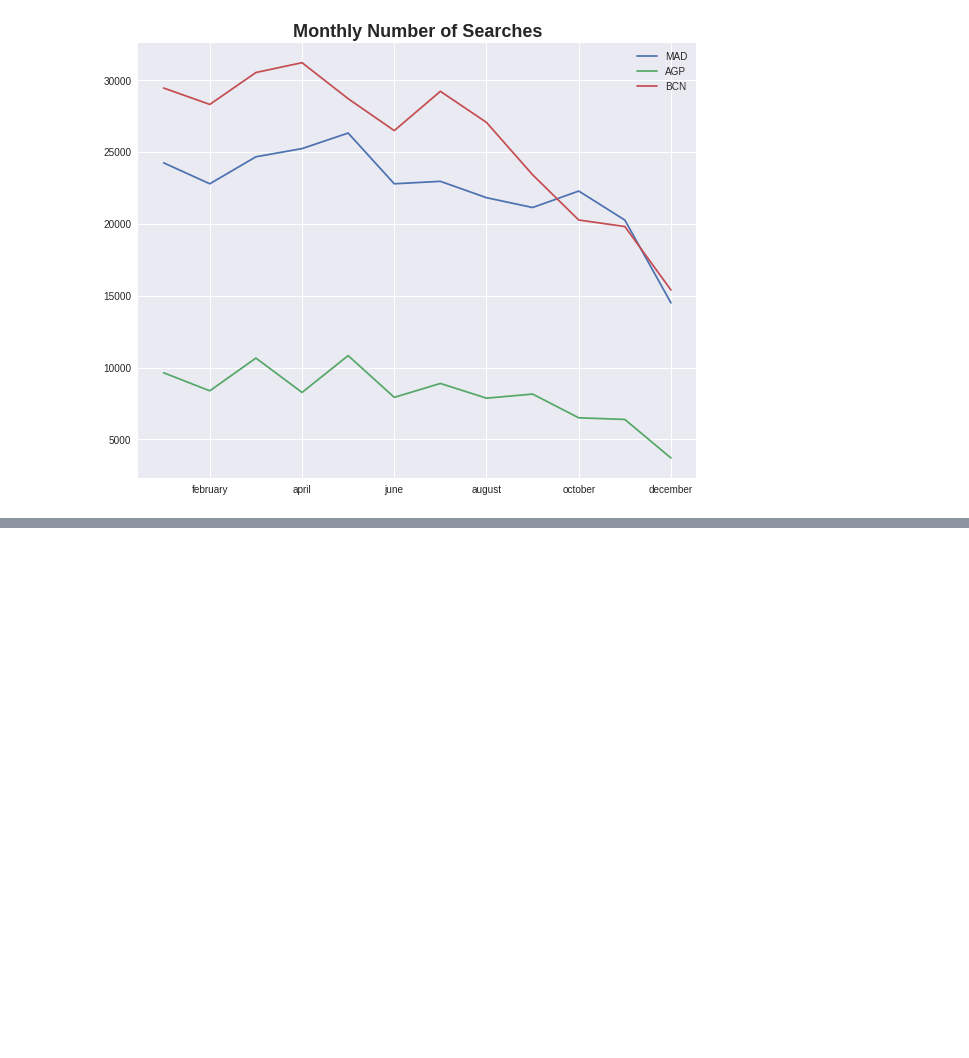
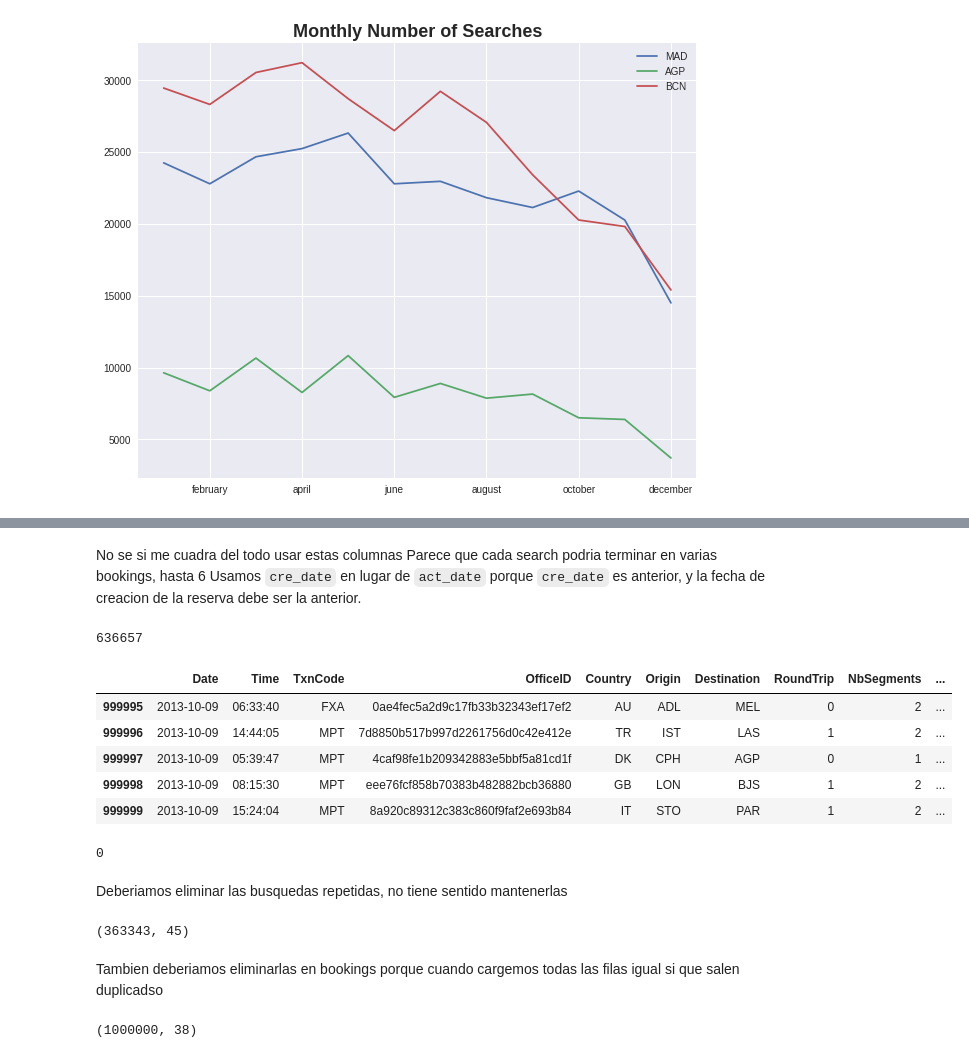
Before and after one commit to javiicc/DS_Challenge, a Jupyter notebook: Data_Science_Challenge.ipynb, the cells around one changed output, grey strips where cells are left out. Cells and saved outputs as stored; diff of their text form; code cells hidden in the pictures; blank space fills up the shorter version.

```diff
--- a/Data_Science_Challenge.ipynb
+++ b/Data_Science_Challenge.ipynb
@@ -670,0 +887,21 @@ ax.legend();
+# %%
+searches = pd.read_csv('../challenge/searches.csv.bz2',
+                       nrows = 10**6,
+                       sep = '^',
+                       compression = 'bz2',
+                       #usecols = ['Date',
+                        #              'Seg1Date',
+                         #             'Seg1Departure',
+                          #            'Seg1Arrival']
+                      )#parse_dates=['Date']
+
+
+bookings = pd.read_csv('../challenge/bookings.csv.bz2',
+                       nrows=10**6,
+                       sep='^',
+                       compression='bz2',
+                       #usecols = ['dep_port',
+                        #              'arr_port',
+                         #             'brd_time           ',
+                          #            'cre_date           ']
+                      )
@@ -670,0 +964,35 @@ ax.legend();
+# %% [markdown]
+No se si me cuadra del todo usar estas columnas
+Parece que cada search podria terminar en varias bookings, hasta 6
+Usamos `cre_date` en lugar de `act_date` porque `cre_date` es anterior, y la fecha de creacion de la reserva debe ser la anterior.
+# %%
+searches.duplicated().sum()
+# %% [output]
+636657
+# %%
+searches.tail()
+# %% [output]
+|  | Date | Time | TxnCode | OfficeID | Country | Origin | Destination | RoundTrip | NbSegments | ... |
+| 999995 | 2013-10-09 | 06:33:40 | FXA | 0ae4fec5a2d9c17fb33b32343ef17ef2 | AU | ADL | MEL | 0 | 2 | ... |
+| 999996 | 2013-10-09 | 14:44:05 | MPT | 7d8850b517b997d2261756d0c42e412e | TR | IST | LAS | 1 | 2 | ... |
+| 999997 | 2013-10-09 | 05:39:47 | MPT | 4caf98fe1b209342883e5bbf5a81cd1f | DK | CPH | AGP | 0 | 1 | ... |
+| 999998 | 2013-10-09 | 08:15:30 | MPT | eee76fcf858b70383b482882bcb36880 | GB | LON | BJS | 1 | 2 | ... |
+| 999999 | 2013-10-09 | 15:24:04 | MPT | 8a920c89312c383c860f9faf2e693b84 | IT | STO | PAR | 1 | 2 | ... |
+# %%
+bookings.duplicated().sum()
+# %% [output]
+0
+# %% [markdown]
+Deberiamos eliminar las busquedas repetidas, no tiene sentido mantenerlas
+# %%
+searches.drop_duplicates(inplace=True)
+searches.shape
+# %% [output]
+(363343, 45)
+# %% [markdown]
+Tambien deberiamos eliminarlas en bookings porque cuando cargemos todas las filas igual si que salen duplicadso
+# %%
+bookings.drop_duplicates(inplace=True)
+bookings.shape
+# %% [output]
+(1000000, 38)
```
Also changed, not shown: parts of 118 cells of this notebook, 1 other file.
